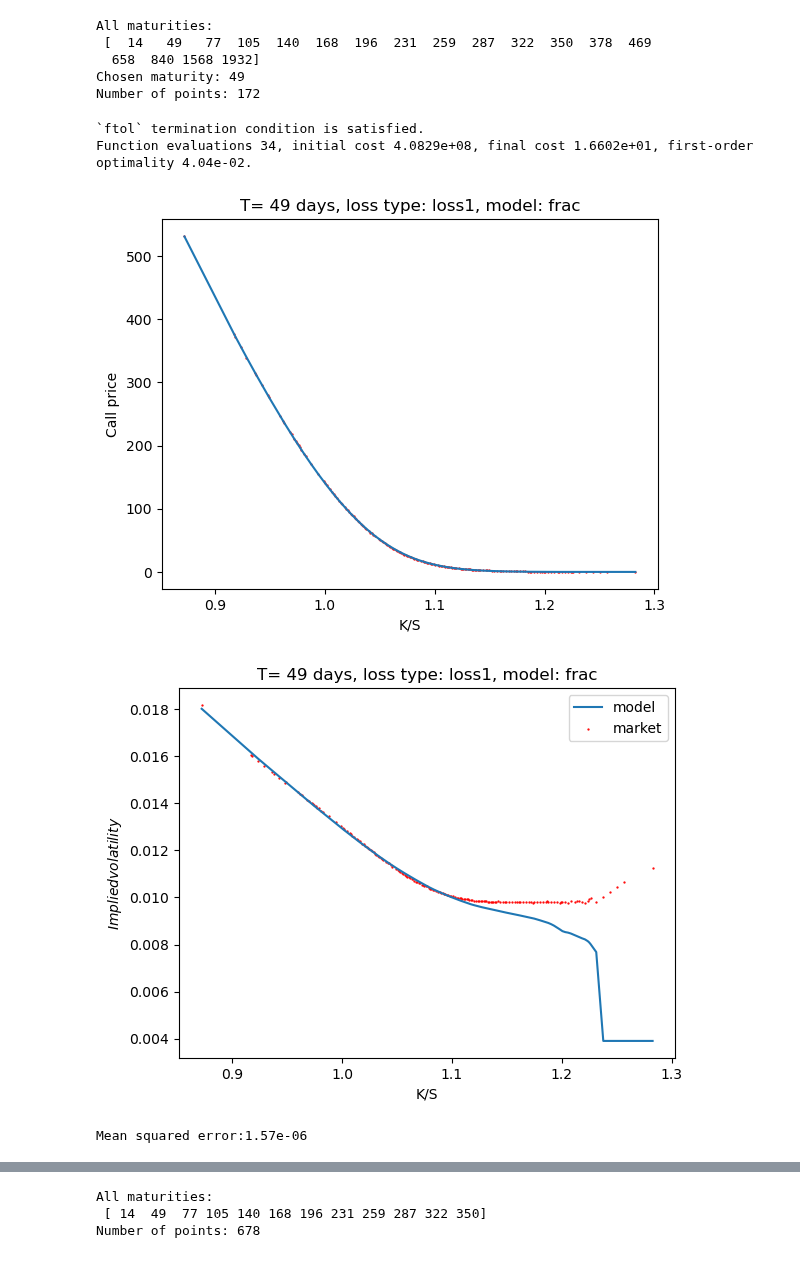
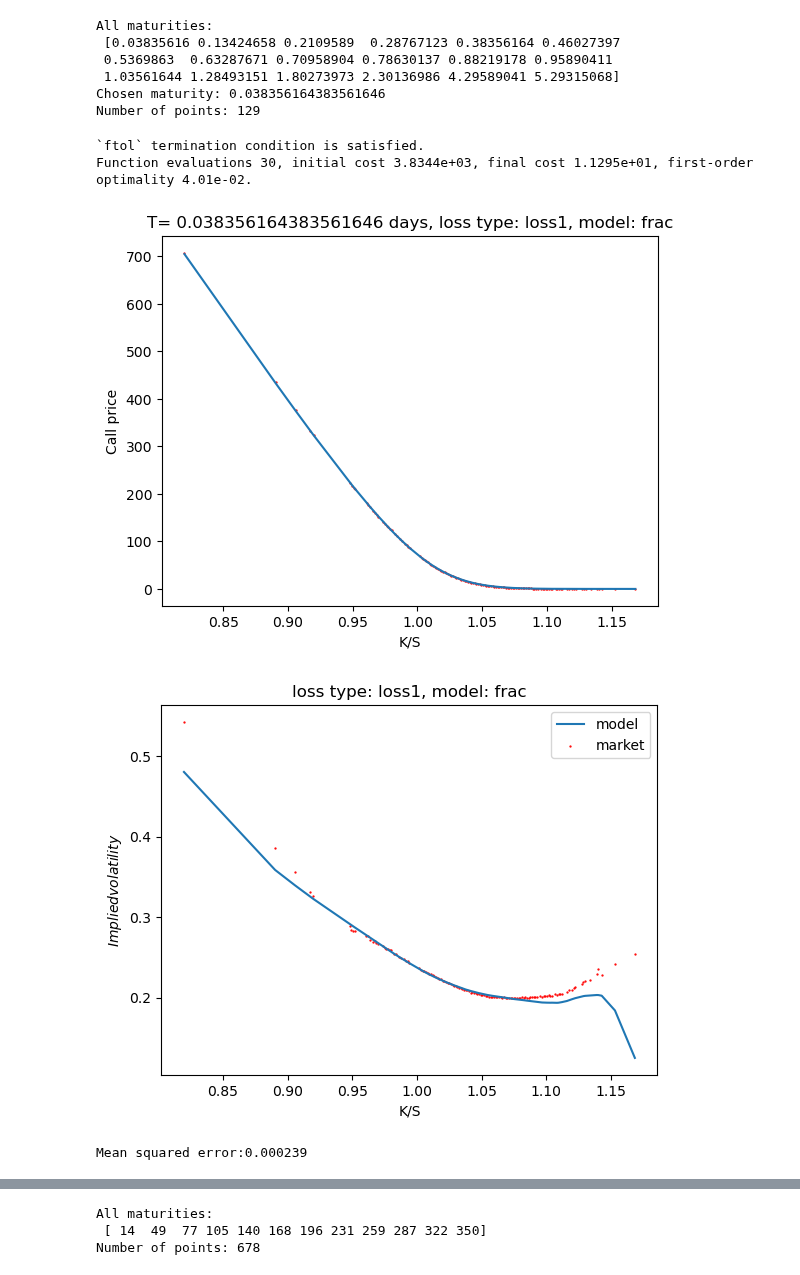
Before and after one commit to GearlessJohn/deep-pricing, a Jupyter notebook: src/simulation_Xt_V1.ipynb, the cells around one changed output, grey strips where cells are left out. Drawn from its saved outputs; the diff is of its cells as text; code cells hidden in the pictures.

Commit message:
Fitting for all dates V2

```diff
--- a/src/simulation_Xt_V1.ipynb
+++ b/src/simulation_Xt_V1.ipynb
@@ -198,7 +198,7 @@ def covariance_frac(T, H, c):
 def sample_XT_Cholesky(lam, eta, Zns=Zn1, T=1.5):
 
     cov = covariance_exp(eta=eta, lam=lam, T=T)
-    L = np.linalg.cholesky(cov)
+    L = np.linalg.cholesky(covariance_exp(eta=eta, lam=lam, T=T))
     # t begins from t1=T/n but not t0=0
     sample = Zns @ L.T
 
@@ -487,7 +518,6 @@ def test_implied_vol(S0, T, Ks, call_models, vol_markets, loss_type="1", model="
 # call_models= np.array([call_frac(S0=100, K=Ks[i], T=1.5, rho=params[0], H=params[1], c=params[2], ksi=params[3], a0=params[4]) for i in range(len(Ks))])
 # test_implied_vol(S0=100, T=1.5, Ks=Ks, call_models=call_models, call_markets=call_markets)
 # %%
-
 # Read data
 data = pd.read_csv('../data/UnderlyingOptionsEODCalcs_2022-09-02.csv')
 
@@ -501,59 +531,62 @@ data.rename(columns={'strike': 'K','implied_underlying_price_1545':'S0', "implie
 data = data[data['option_type']=='C']
 data = data[data["root"]=="SPX"]
 # Calculate the time difference based on the quote date and expiration and convert to days
-data['T'] = (data["expiration"].map(lambda x: pd.Timestamp(x)) - data["quote_date"].map(lambda x: pd.Timestamp(x))).map(lambda x: int(x.days))
+data['T'] = (data["expiration"].map(lambda x: pd.Timestamp(x)) - data["quote_date"].map(lambda x: pd.Timestamp(x))).map(lambda x: int(x.days)/365.0)
 
 # We use the average of bid and ask for the actual market price
 data['call_markets'] = 0.5 * (data['bid_1545']+data['ask_1545'])
 
 print("All maturities: \n", np.unique(np.sort(data["T"].to_numpy())))
 
-T = 49
+T = 14/365
 print("Chosen maturity:", T)
 data = data[data['T']==T]
 S0 = data['S0'].to_numpy()[0]
 data = data[data['S0']==S0]
-# data = data[np.abs((data["K"]-S0)/S0)<0.2]
+data = data[np.abs((data["K"]-S0)/S0)<0.2]
 
 Ks = data['K'].to_numpy()
+S0s = [S0]*len(Ks)
+Ts = [T]*len(Ks)
 call_markets = data['call_markets'].to_numpy()
 vega = data["vega"].to_numpy()
 vol_markets = data["implied_volatility"].to_numpy()
 print("Number of points:", len(Ks) )
 # %% [output]
 All maturities:
- [  14   49   77  105  140  168  196  231  259  287  322  350  378  469
-  658  840 1568 1932]
-Chosen maturity: 49
-Number of points: 172
+ [0.03835616 0.13424658 0.2109589  0.28767123 0.38356164 0.46027397
+ 0.5369863  0.63287671 0.70958904 0.78630137 0.88219178 0.95890411
+ 1.03561644 1.28493151 1.80273973 2.30136986 4.29589041 5.29315068]
+Chosen maturity: 0.038356164383561646
+Number of points: 129
 # %%
 vol_markets = [implied_volatility_call_bisection(C=call_markets[i], S=S0, K=Ks[i], T=T, r=0) for i in range(len(Ks))]
 vega = np.array([vega_func(S0, Ks[i], T, r=0, sigma = vol_markets[i]) + 1e-8 for i in range(len(Ks))])
 
-res = calibration(Ks=Ks, y=call_markets, S0=S0, T=T, loss=loss_1)
+res = calibration(Ks=Ks, y=call_markets, S0=S0s, T=Ts, loss=loss_1)
 params = res.x
 
-ST = sample_S_frac(S0=S0, T=T, rho=params[0], H=params[1], c=params[2], ksi=params[3], a0=params[4])[:,-1]
+ST = S0*sample_S_frac(T=Ts, rho=params[0], H=params[1], c=params[2], ksi=params[3], a0=params[4])[0,:,-1]
 
 call_models = [np.mean(np.maximum(ST-Ks[i], 0))  for i in range(len(Ks))]
 fig = plt.figure()
 ax = fig.add_subplot(111)
 ax.scatter(Ks/S0, call_markets, s=0.4, c="red")
 ax.plot(Ks/S0, call_models, "-")
 
 ax.set_xlabel("K/S")
 ax.set_ylabel("Call price")
 ax.set_title(f"T= {T} days, loss type: loss1, model: frac")
 plt.show()
 
 
-test_implied_vol(S0=S0, T=T, Ks=Ks, call_models=call_models, vol_markets=vol_markets)
+test_implied_vol(S0=S0s, T=Ts, Ks=Ks, call_models=call_models, vol_markets=vol_markets)
 # %% [output]
 `ftol` termination condition is satisfied.
-Function evaluations 34, initial cost 4.0829e+08, final cost 1.6602e+01, first-order optimality 4.04e-02.
+Function evaluations 30, initial cost 3.8344e+03, final cost 1.1295e+01, first-order optimality 4.01e-02.
-[figure, old version]
+[figure, new version]
-[figure, old version]
+[figure, new version]
-Mean squared error:1.57e-06
+Mean squared error:0.000239
 # %%
 vol_markets = [implied_volatility_call_bisection(C=call_markets[i], S=S0, K=Ks[i], T=T, r=0) for i in range(len(Ks))]
 vega = np.array([vega_func(S0, Ks[i], T, r=0, sigma = vol_markets[i]) + 1e-8 for i in range(len(Ks))])
```
Also changed, not shown: parts of 11 cells of this notebook.
